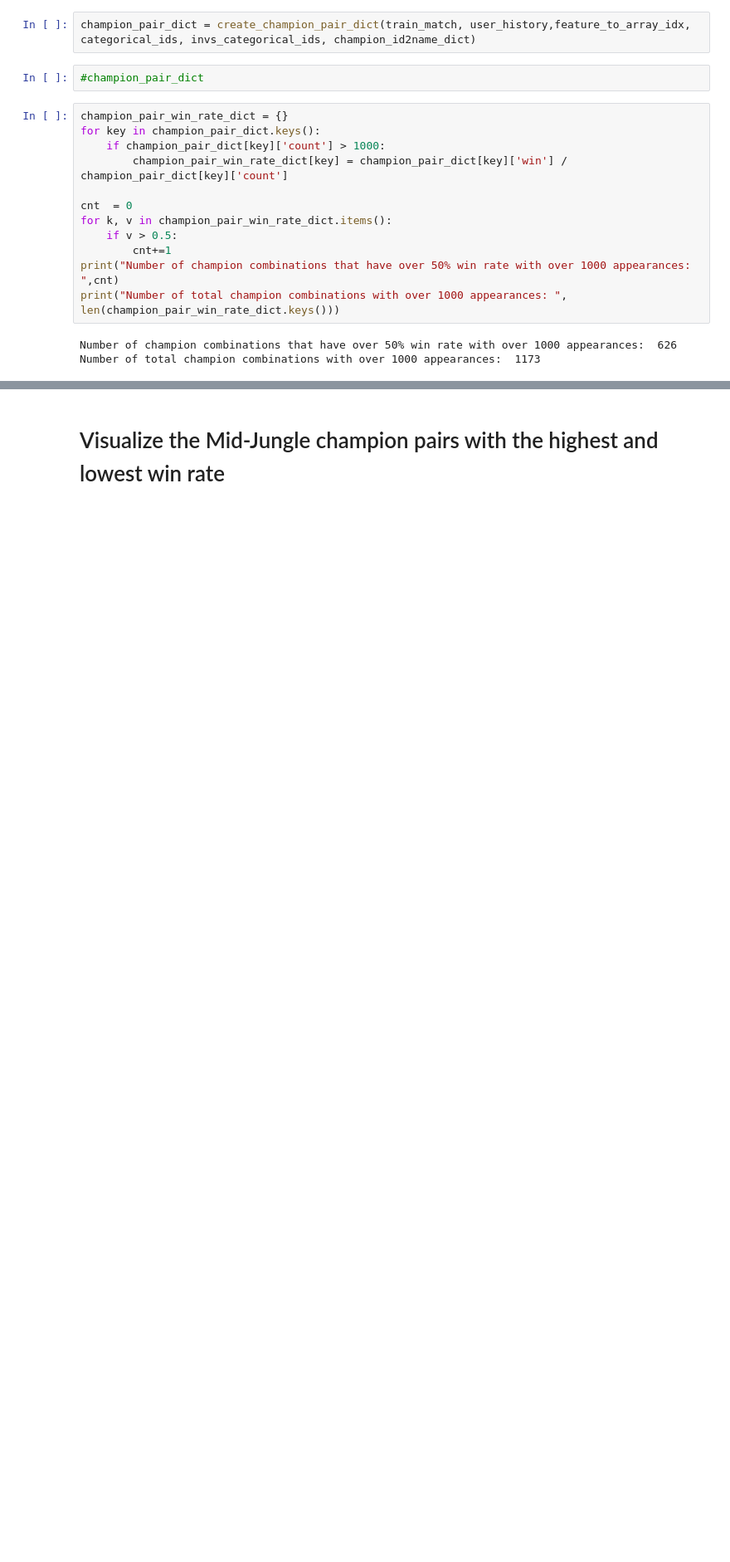
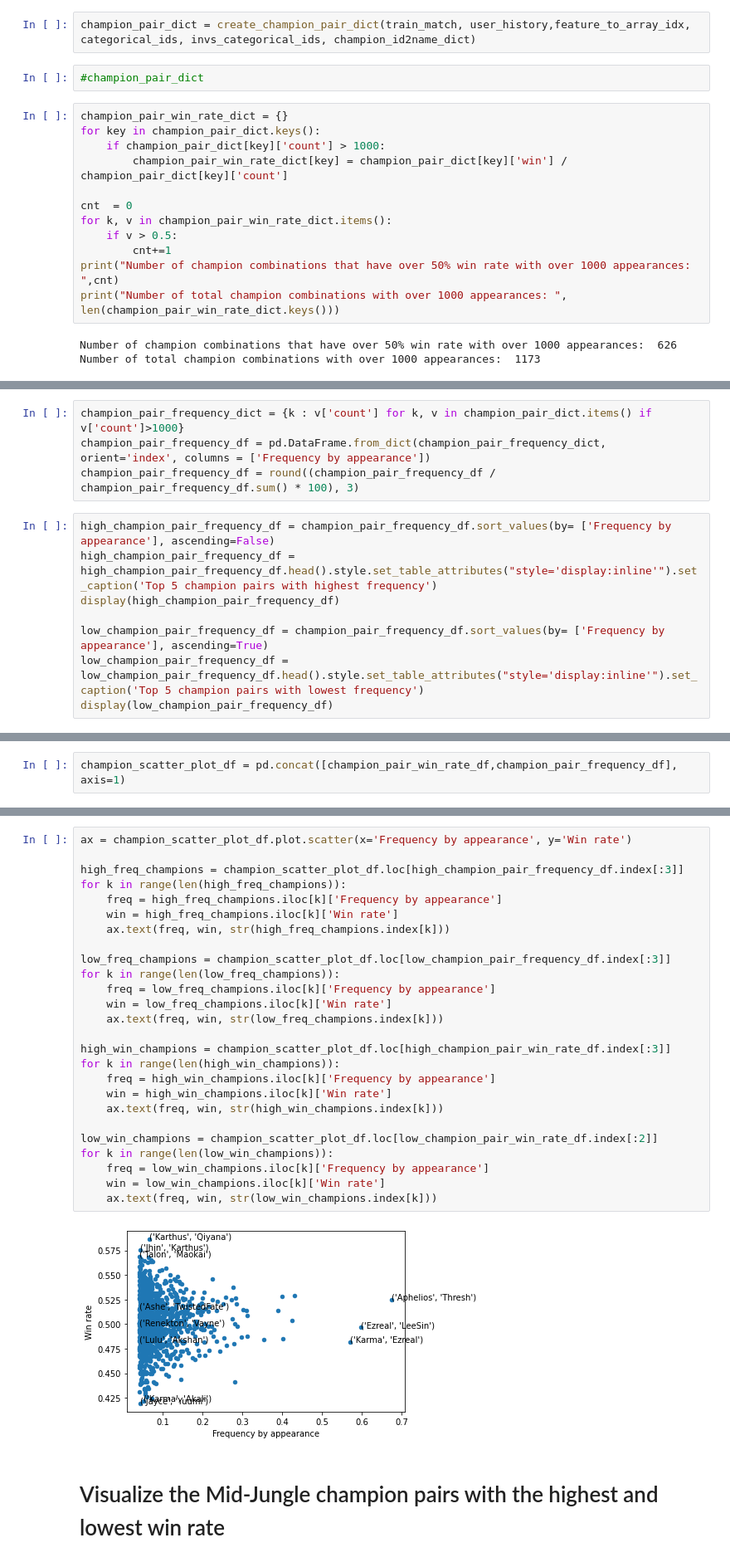
Before and after one commit to dojeon-ai/DraftRec, a Jupyter notebook: data/lol/EDA.ipynb, the cells around one changed output, grey strips where cells are left out. Shown at 83% size. Cells and saved outputs as stored; diff of their text form; blank space fills up the shorter version.

```diff
--- a/data/lol/EDA.ipynb
+++ b/data/lol/EDA.ipynb
@@ -529,0 +532,12 @@ Top 5 champion pairs with lowest win rate
+# %%
+champion_pair_frequency_dict = {k : v['count'] for k, v in champion_pair_dict.items() if v['count']>1000}
+champion_pair_frequency_df = pd.DataFrame.from_dict(champion_pair_frequency_dict, orient='index', columns = ['Frequency by appearance'])
+champion_pair_frequency_df = round((champion_pair_frequency_df / champion_pair_frequency_df.sum() * 100), 3)
+# %%
+high_champion_pair_frequency_df = champion_pair_frequency_df.sort_values(by= ['Frequency by appearance'], ascending=False)
+high_champion_pair_frequency_df = high_champion_pair_frequency_df.head().style.set_table_attributes("style='display:inline'").set_caption('Top 5 champion pairs with highest frequency')
+display(high_champion_pair_frequency_df)
+
+low_champion_pair_frequency_df = champion_pair_frequency_df.sort_values(by= ['Frequency by appearance'], ascending=True)
+low_champion_pair_frequency_df = low_champion_pair_frequency_df.head().style.set_table_attributes("style='display:inline'").set_caption('Top 5 champion pairs with lowest frequency')
+display(low_champion_pair_frequency_df)
@@ -529,0 +561,2 @@ Top 5 champion pairs with lowest win rate
+# %%
+champion_scatter_plot_df = pd.concat([champion_pair_win_rate_df,champion_pair_frequency_df], axis=1)
@@ -530,3 +579,31 @@ Top 5 champion pairs with lowest win rate
+# %%
+ax = champion_scatter_plot_df.plot.scatter(x='Frequency by appearance', y='Win rate')
+
+high_freq_champions = champion_scatter_plot_df.loc[high_champion_pair_frequency_df.index[:3]]
+for k in range(len(high_freq_champions)):
+    freq = high_freq_champions.iloc[k]['Frequency by appearance']
+    win = high_freq_champions.iloc[k]['Win rate']
+    ax.text(freq, win, str(high_freq_champions.index[k]))
+
+low_freq_champions = champion_scatter_plot_df.loc[low_champion_pair_frequency_df.index[:3]]
+for k in range(len(low_freq_champions)):
+    freq = low_freq_champions.iloc[k]['Frequency by appearance']
+    win = low_freq_champions.iloc[k]['Win rate']
+    ax.text(freq, win, str(low_freq_champions.index[k]))
+
+high_win_champions = champion_scatter_plot_df.loc[high_champion_pair_win_rate_df.index[:3]]
+for k in range(len(high_win_champions)):
+    freq = high_win_champions.iloc[k]['Frequency by appearance']
+    win = high_win_champions.iloc[k]['Win rate']
+    ax.text(freq, win, str(high_win_champions.index[k]))
+
+low_win_champions = champion_scatter_plot_df.loc[low_champion_pair_win_rate_df.index[:2]]
+for k in range(len(low_win_champions)):
+    freq = low_win_champions.iloc[k]['Frequency by appearance']
+    win = low_win_champions.iloc[k]['Win rate']
+    ax.text(freq, win, str(low_win_champions.index[k]))
+# %% [output]
+[figure, added]
 # %% [markdown]
 # Visualize the Mid-Jungle champion pairs with the highest and lowest win rate
 # %%
```
Also changed, not shown: parts of 5 cells of this notebook.
